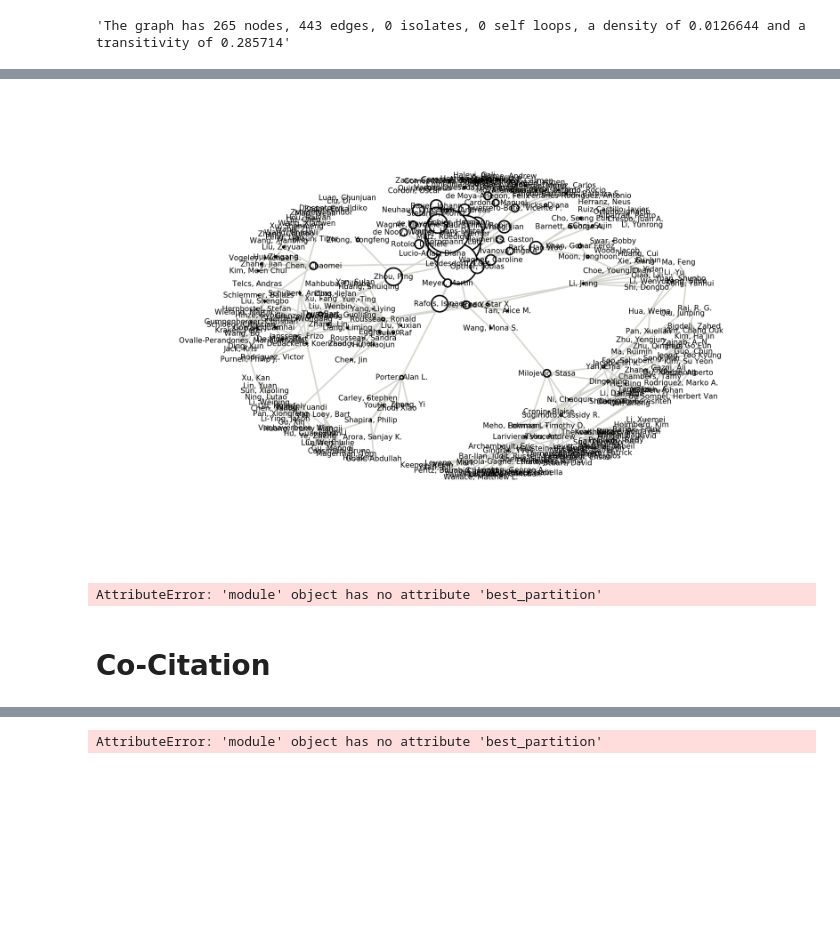
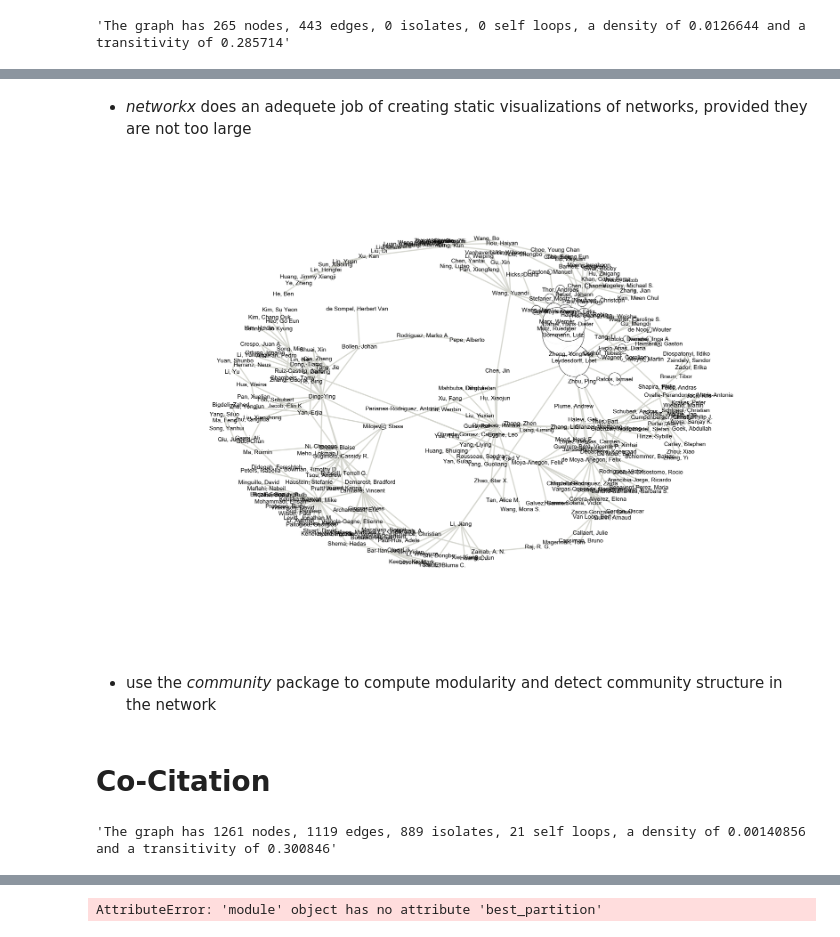
Before and after one commit to mclevey/metaknowledge_article_supplement, a Jupyter notebook: 4_network_analysis.ipynb, the cells around one changed output, grey strips where cells are left out. Saved outputs shown, nothing was run; the diff lists cells and outputs as text; code cells hidden in the pictures; blank space fills up the shorter version.

Commit message:
misc updates to the networks notebook need to think harder about how i want to structure it

```diff
--- a/4_network_analysis.ipynb
+++ b/4_network_analysis.ipynb
@@ -13,11 +13,13 @@ These supplementary notebooks were prepared by Dr. [John McLevey](http://www.joh
 
 import metaknowledge as mk
 import matplotlib.pyplot as plt
+import seaborn as sns
 import networkx as nx
 import community
 import pandas
 
 plt.rc("savefig", dpi=300) # improve default resolution of graphics
+sns.set(font_scale=.75)
 
 import os
 os.chdir('.') # .. is a special symbol for the directory above the current one
@@ -34,6 +42,6 @@ The graph has 10104 nodes, 15507 edges, 1111 isolates, 0 self loops, a density o
 # %%
 mk.dropEdges(coauth_net, minWeight = 2, dropSelfLoops = True)
-giant = max(nx.connected_component_subgraphs(coauth_net), key=len)
-mk.graphStats(giant)
+giant_coauth = max(nx.connected_component_subgraphs(coauth_net), key=len)
+mk.graphStats(giant_coauth)
 # %% [output]
 'The graph has 265 nodes, 443 edges, 0 isolates, 0 self loops, a density of 0.0126644 and a transitivity of 0.285714'
@@ -40,19 +85,21 @@ mk.graphStats(giant)
+# %% [markdown]
+* *networkx* does an adequete job of creating static visualizations of networks, provided they are not too large
 # %%
-eig = nx.eigenvector_centrality(giant)
-size = [2000 * eig[node] for node in giant]
+eig = nx.eigenvector_centrality(giant_coauth)
+size = [2000 * eig[node] for node in giant_coauth]
 
-nx.draw_spring(giant, node_size = size, with_labels = True, font_size = 5,
+nx.draw_spring(giant_coauth, node_size = size, with_labels = True, font_size = 5,
                node_color = "#FFFFFF", edge_color = "#D4D5CE", alpha = .95)
 plt.savefig('figures/network_coauthors.pdf')
 # %% [output]
-[figure, old version]
+[figure, new version]
+# %% [markdown]
+* use the *community* package to compute modularity and detect community structure in the network
 # %%
-# no idea why, but this doesn't run on my laptop... it used it (see article)
-# I am going to leave the code and test it later.
+# no idea why, but this doesn't run on my laptop...
+# I used it (see article) before and it works fine on Jillian's machine
 
-partition = community.best_partition(giant)
-modularity = community.modularity(partition, giant)
+partition = community.best_partition(giant_coauth)
+modularity = community.modularity(partition, giant_coauth)
 print('Modularity:', modularity)
-# %% [output]
-AttributeError: 'module' object has no attribute 'best_partition'
 # %%
@@ -69,3 +111,6 @@ journal_cocite = RC1014.networkCoCitation(nodeType = 'journal')
 # %%
 journal_cocite = RC1014.networkCoCitation(coreOnly = True)
 mk.dropEdges(journal_cocite , minWeight = 3)
+mk.graphStats(journal_cocite)
+# %% [output]
+'The graph has 1261 nodes, 1119 edges, 889 isolates, 21 self loops, a density of 0.00140856 and a transitivity of 0.300846'
```
Also changed, not shown: parts of 25 cells of this notebook, 13 other files.
